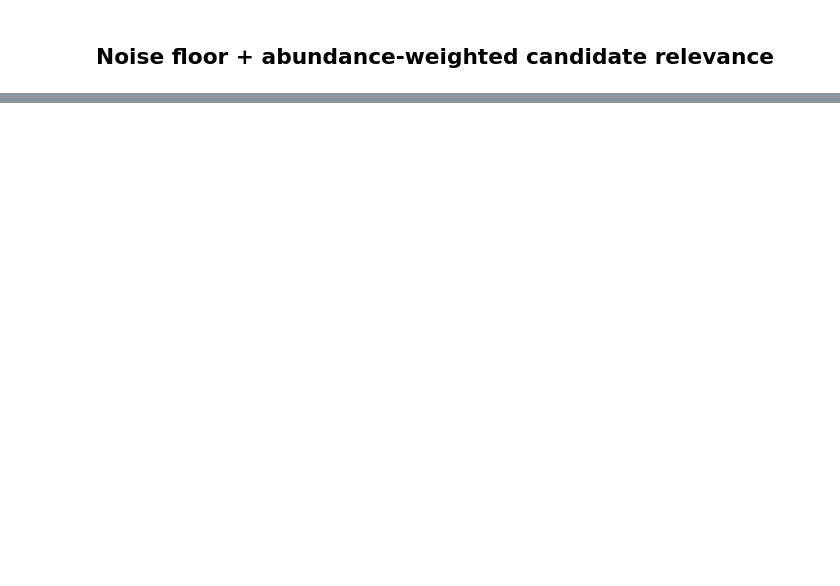
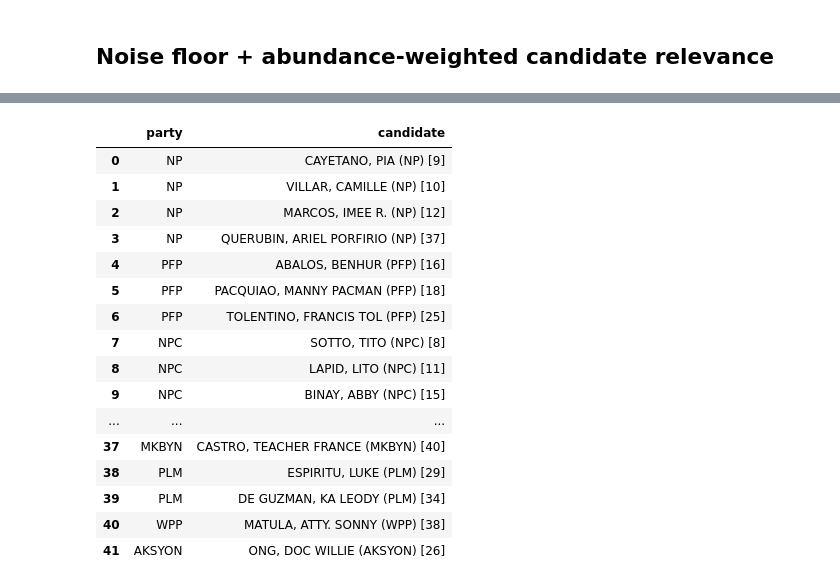
Before and after one commit to harjonillo/voting-unmixing-ph, a Jupyter notebook: notebooks/03_archetype_plots.ipynb, the cells around one changed output, grey strips where cells are left out. Cells and saved outputs as stored; diff of their text form; code cells hidden in the pictures; blank space fills up the shorter version.

```diff
--- a/notebooks/03_archetype_plots.ipynb
+++ b/notebooks/03_archetype_plots.ipynb
@@ -131,0 +218,20 @@ Archetype 6: 15.0%
+# %%
+df_archetype_partylists_sum.iloc[:, :2].explode('candidate').reset_index(drop=True)
+# %% [output]
+|  | party | candidate |
+| 0 | NP | CAYETANO, PIA (NP) [9] |
+| 1 | NP | VILLAR, CAMILLE (NP) [10] |
+| 2 | NP | MARCOS, IMEE R. (NP) [12] |
+| 3 | NP | QUERUBIN, ARIEL PORFIRIO (NP) [37] |
+| 4 | PFP | ABALOS, BENHUR (PFP) [16] |
+| 5 | PFP | PACQUIAO, MANNY PACMAN (PFP) [18] |
+| 6 | PFP | TOLENTINO, FRANCIS TOL (PFP) [25] |
+| 7 | NPC | SOTTO, TITO (NPC) [8] |
+| 8 | NPC | LAPID, LITO (NPC) [11] |
+| 9 | NPC | BINAY, ABBY (NPC) [15] |
+| ... | ... | ... |
+| 37 | MKBYN | CASTRO, TEACHER FRANCE (MKBYN) [40] |
+| 38 | PLM | ESPIRITU, LUKE (PLM) [29] |
+| 39 | PLM | DE GUZMAN, KA LEODY (PLM) [34] |
+| 40 | WPP | MATULA, ATTY. SONNY (WPP) [38] |
+| 41 | AKSYON | ONG, DOC WILLIE (AKSYON) [26] |
```
Also changed, not shown: parts of 15 cells of this notebook, 1 other file.
